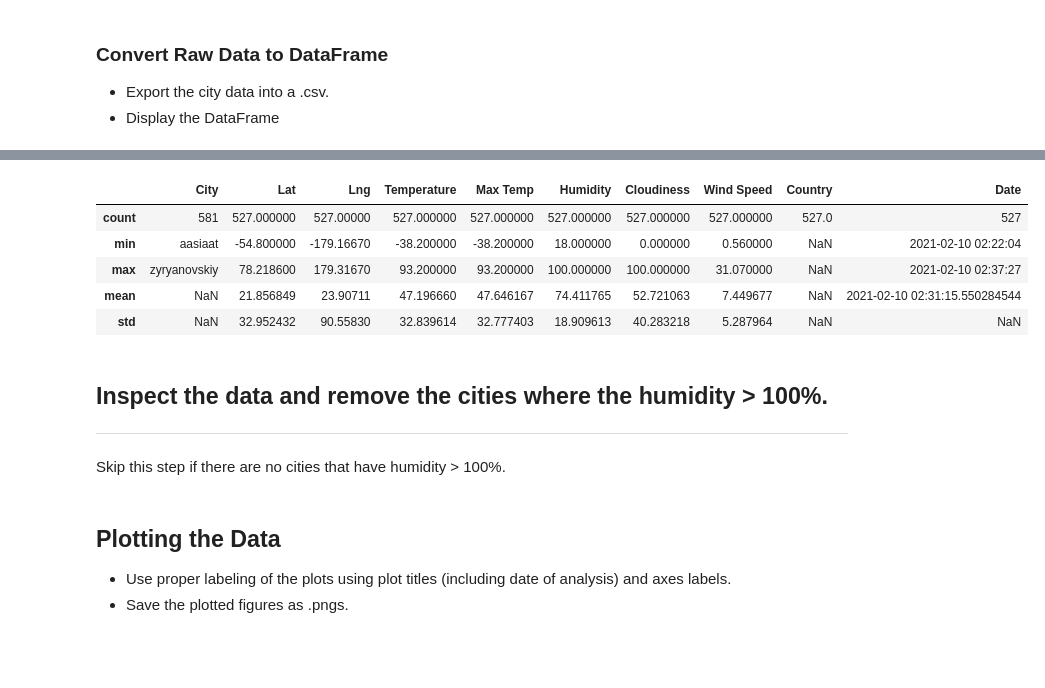
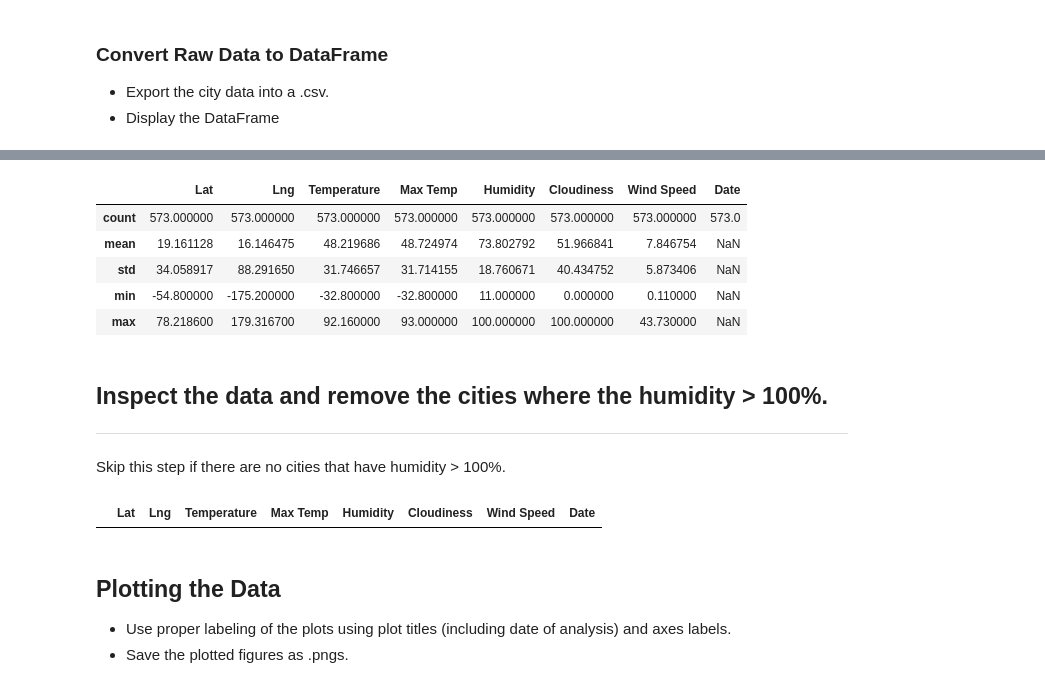
Before and after one commit to andersonmalloryk/python-api-challenge, a Jupyter notebook: WeatherPy/WeatherPy.ipynb, the cells around one changed output, grey strips where cells are left out. Drawn from its saved outputs; the diff is of its cells as text; code cells hidden in the pictures; blank space fills up the shorter version.

```diff
--- a/WeatherPy/WeatherPy.ipynb
+++ b/WeatherPy/WeatherPy.ipynb
@@ -161,0 +126,5 @@ FileNotFoundError: [Errno 2] No such file or directory: 'Output/cities.csv'
+# %%
+#read the csv to do the rest of the work
+weather_file = "Output/cities.csv"
+weather_data = pd.read_csv(weather_file)
+weather_data.head()
@@ -162,15 +138,19 @@ FileNotFoundError: [Errno 2] No such file or directory: 'Output/cities.csv'
 # %%
+#drop city and country
+summary_stats = weather_data
+del summary_stats["City"]
+del summary_stats["Country"]
+summary_stats = weather_data.transpose()
 # Using the aggregation method, produce a data summary statistics
-summary_stats = weather_data.transpose()
 summary_stats = weather_data.agg(["count","mean","std","min","max"])
 summary_stats
 # %% [output]
-|  | City | Lat | Lng | Temperature | Max Temp | Humidity | Cloudiness | Wind Speed | Country | Date |
-| count | 581 | 527.000000 | 527.00000 | 527.000000 | 527.000000 | 527.000000 | 527.000000 | 527.000000 | 527.0 | 527 |
-| min | aasiaat | -54.800000 | -179.16670 | -38.200000 | -38.200000 | 18.000000 | 0.000000 | 0.560000 | NaN | 2021-02-10 02:22:04 |
-| max | zyryanovskiy | 78.218600 | 179.31670 | 93.200000 | 93.200000 | 100.000000 | 100.000000 | 31.070000 | NaN | 2021-02-10 02:37:27 |
-| mean | NaN | 21.856849 | 23.90711 | 47.196660 | 47.646167 | 74.411765 | 52.721063 | 7.449677 | NaN | 2021-02-10 02:31:15.550284544 |
-| std | NaN | 32.952432 | 90.55830 | 32.839614 | 32.777403 | 18.909613 | 40.283218 | 5.287964 | NaN | NaN |
+|  | Lat | Lng | Temperature | Max Temp | Humidity | Cloudiness | Wind Speed | Date |
+| count | 573.000000 | 573.000000 | 573.000000 | 573.000000 | 573.000000 | 573.000000 | 573.000000 | 573.0 |
+| mean | 19.161128 | 16.146475 | 48.219686 | 48.724974 | 73.802792 | 51.966841 | 7.846754 | NaN |
+| std | 34.058917 | 88.291650 | 31.746657 | 31.714155 | 18.760671 | 40.434752 | 5.873406 | NaN |
+| min | -54.800000 | -175.200000 | -32.800000 | -32.800000 | 11.000000 | 0.000000 | 0.110000 | NaN |
+| max | 78.218600 | 179.316700 | 92.160000 | 93.000000 | 100.000000 | 100.000000 | 43.730000 | NaN |
 # %% [markdown]
 ## Inspect the data and remove the cities where the humidity > 100%.
 ----
@@ -180,3 +158,8 @@ Skip this step if there are no cities that have humidity > 100%.
+# %%
+humidity_100 = weather_data.loc[(weather_data["Humidity"] > 100)]
+humidity_100
+# %% [output]
+|  | Lat | Lng | Temperature | Max Temp | Humidity | Cloudiness | Wind Speed | Date |
 # %%
 #  Get the indices of cities that have humidity over 100%.
 # %%
```
Also changed, not shown: parts of 30 cells of this notebook.
